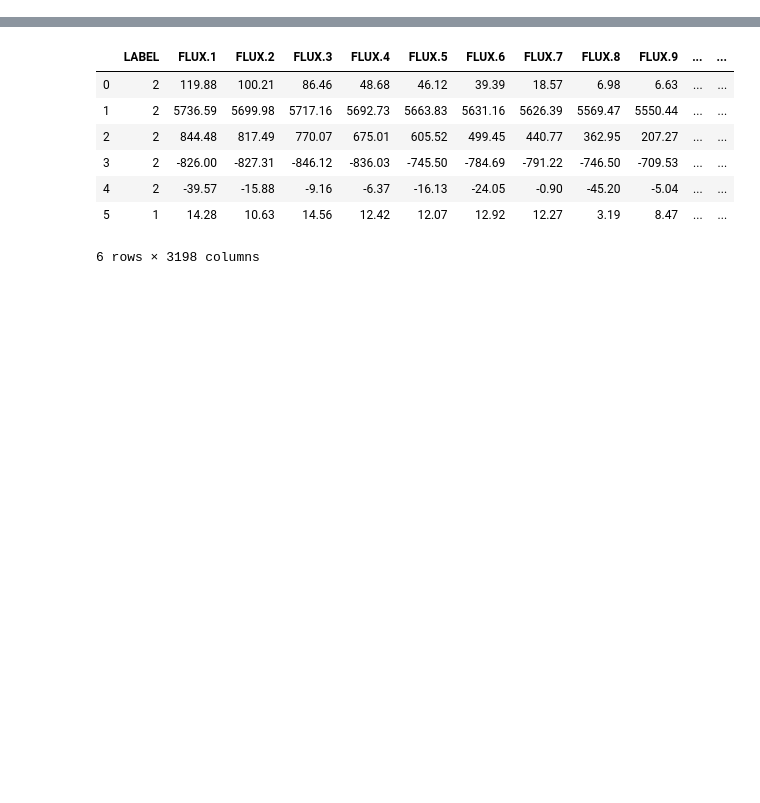
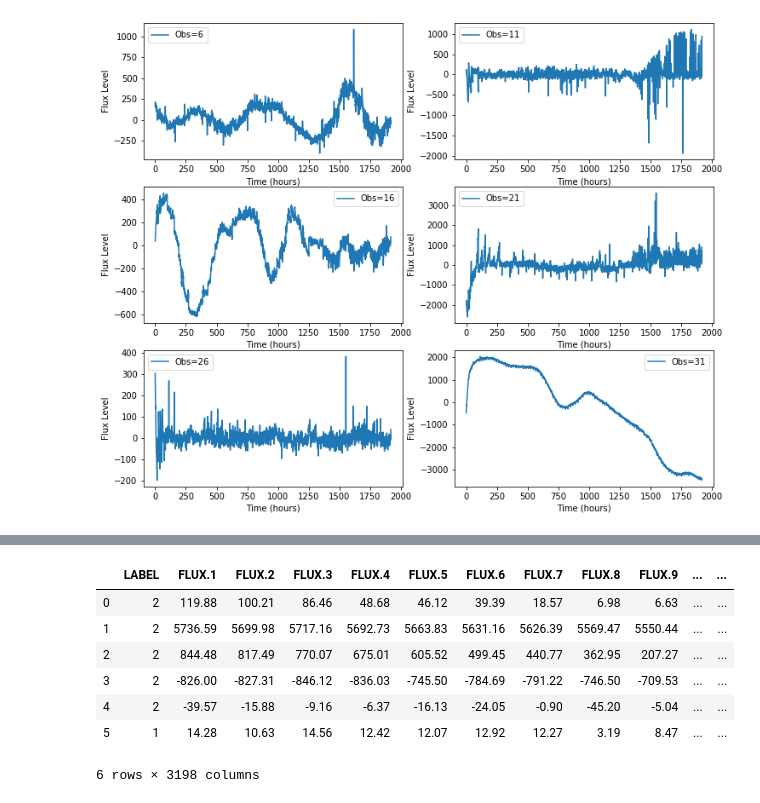
Before and after one commit to nikderi/Projects, a Jupyter notebook: projectone.ipynb, the cells around one changed output, grey strips where cells are left out. Cells and saved outputs as stored; diff of their text form; code cells hidden in the pictures; blank space fills up the shorter version.

```diff
--- a/projectone.ipynb
+++ b/projectone.ipynb
@@ -61,8 +0,0 @@ print(time)
-# %%
-fig = plt.figure(figsize=(10, 6))
-
-for i in range(6):
-    ax = fig.add_subplot(3, 2, i+1)
-    ax.plot(time, x_train[i,:])
-    ax.set_xlabel('Time')
-    ax.set_ylabel('Flux Level')
@@ -72,8 +0,0 @@ for i in range(6):
-# %%
-fig = plt.figure(figsize=(10, 6))
-
-for i in range(6):
-    ax = fig.add_subplot(3, 2, i+1)
-    ax.plot(time, x_train[i+40,:])
-    ax.set_xlabel('Time')
-    ax.set_ylabel('Flux Level')
@@ -203,0 +39,8 @@ def reduce_upper_outliers(df,reduce = 0.01, half_width=4):
+# %%
+# Extract Flux 1-3197 values into an array
+flux = x.values
+# Extract Label feature into an array
+label = df.loc[:,['LABEL']].values
+
+print(flux.shape)
+print(label.shape)
@@ -203,0 +60,4 @@ def reduce_upper_outliers(df,reduce = 0.01, half_width=4):
+# %%
+time = np.arange(len(features)) * (36.0/60.0)
+print(time)
+print(time.shape)
@@ -203,0 +71,12 @@ def reduce_upper_outliers(df,reduce = 0.01, half_width=4):
+# %%
+# Display 6 confirmed exoplanets flux vs time graphs
+fig = plt.figure(figsize=(12, 10))
+for i in range(6):
+    ax = fig.add_subplot(3, 2, i+1)
+    step = (i+1)*5
+    ax.plot(time, flux[step,:])
+    ax.set_xlabel('Time (hours)')
+    ax.set_ylabel('Flux Level')
+    ax.legend([('Obs=' + str(step+1))])
+# %% [output]
+[figure, added]
```
Also changed, not shown: parts of 128 cells of this notebook.
